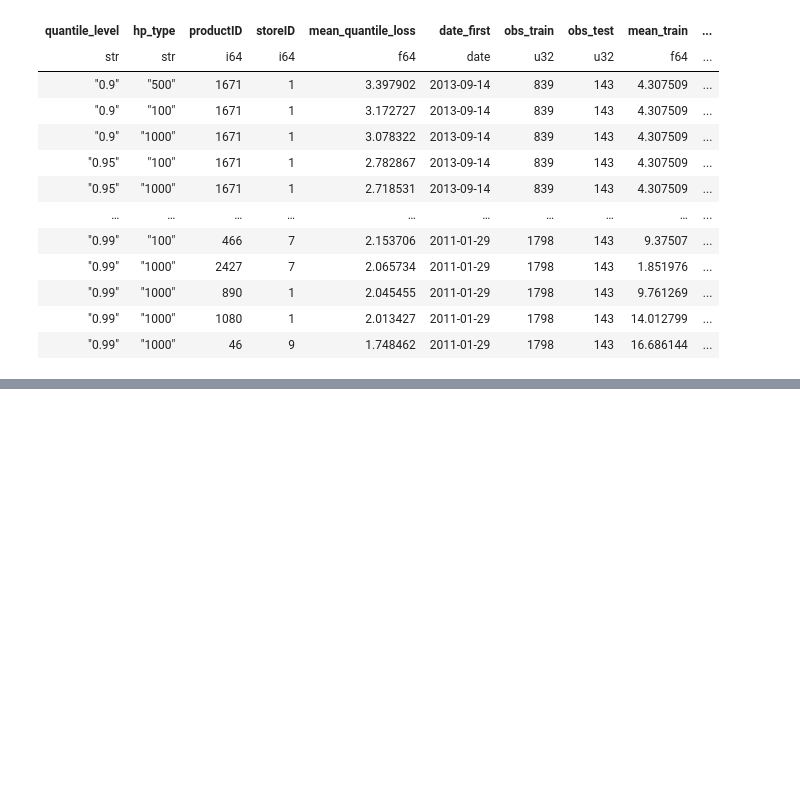
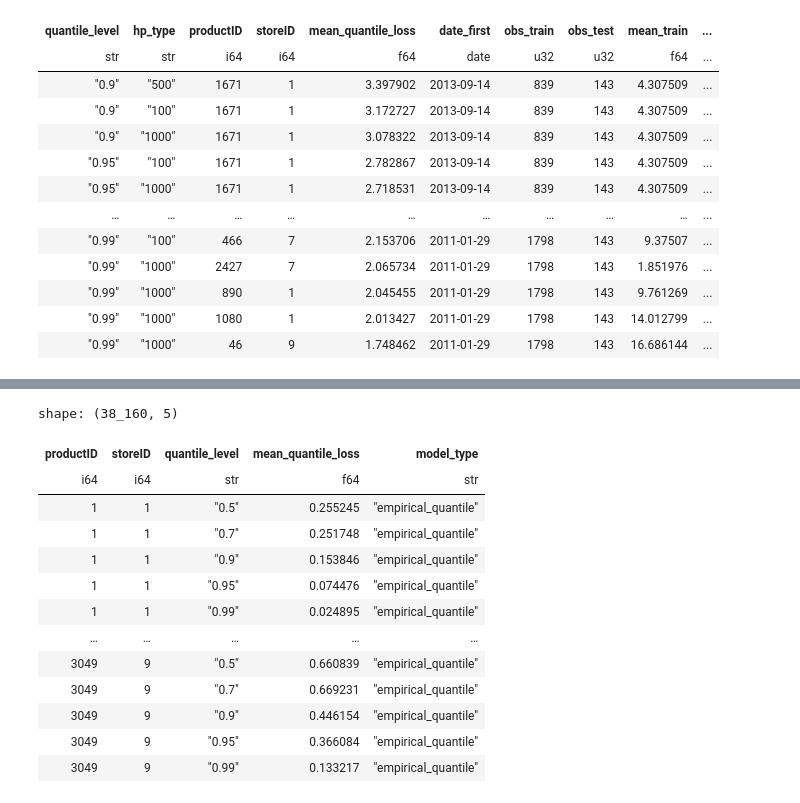
Before and after one commit to ivn23/bench-time, a Jupyter notebook: pipeline_test.ipynb, the cells around one changed output, grey strips where cells are left out. Saved outputs shown, nothing was run; the diff lists cells and outputs as text; code cells hidden in the pictures; blank space fills up the shorter version.

```diff
--- a/pipeline_test.ipynb
+++ b/pipeline_test.ipynb
@@ -813,0 +906,17 @@ shape: (375, 11)
+# %%
+experiment_baseline.sort(["productID", "storeID", "quantile_level"])
+# %% [output]
+shape: (38_160, 5)
+| productID | storeID | quantile_level | mean_quantile_loss | model_type |
+| i64 | i64 | str | f64 | str |
+| 1 | 1 | "0.5" | 0.255245 | "empirical_quantile" |
+| 1 | 1 | "0.7" | 0.251748 | "empirical_quantile" |
+| 1 | 1 | "0.9" | 0.153846 | "empirical_quantile" |
+| 1 | 1 | "0.95" | 0.074476 | "empirical_quantile" |
+| 1 | 1 | "0.99" | 0.024895 | "empirical_quantile" |
+| … | … | … | … | … |
+| 3049 | 9 | "0.5" | 0.660839 | "empirical_quantile" |
+| 3049 | 9 | "0.7" | 0.669231 | "empirical_quantile" |
+| 3049 | 9 | "0.9" | 0.446154 | "empirical_quantile" |
+| 3049 | 9 | "0.95" | 0.366084 | "empirical_quantile" |
+| 3049 | 9 | "0.99" | 0.133217 | "empirical_quantile" |
```
Also changed, not shown: parts of 15 cells of this notebook, 8 other files.
